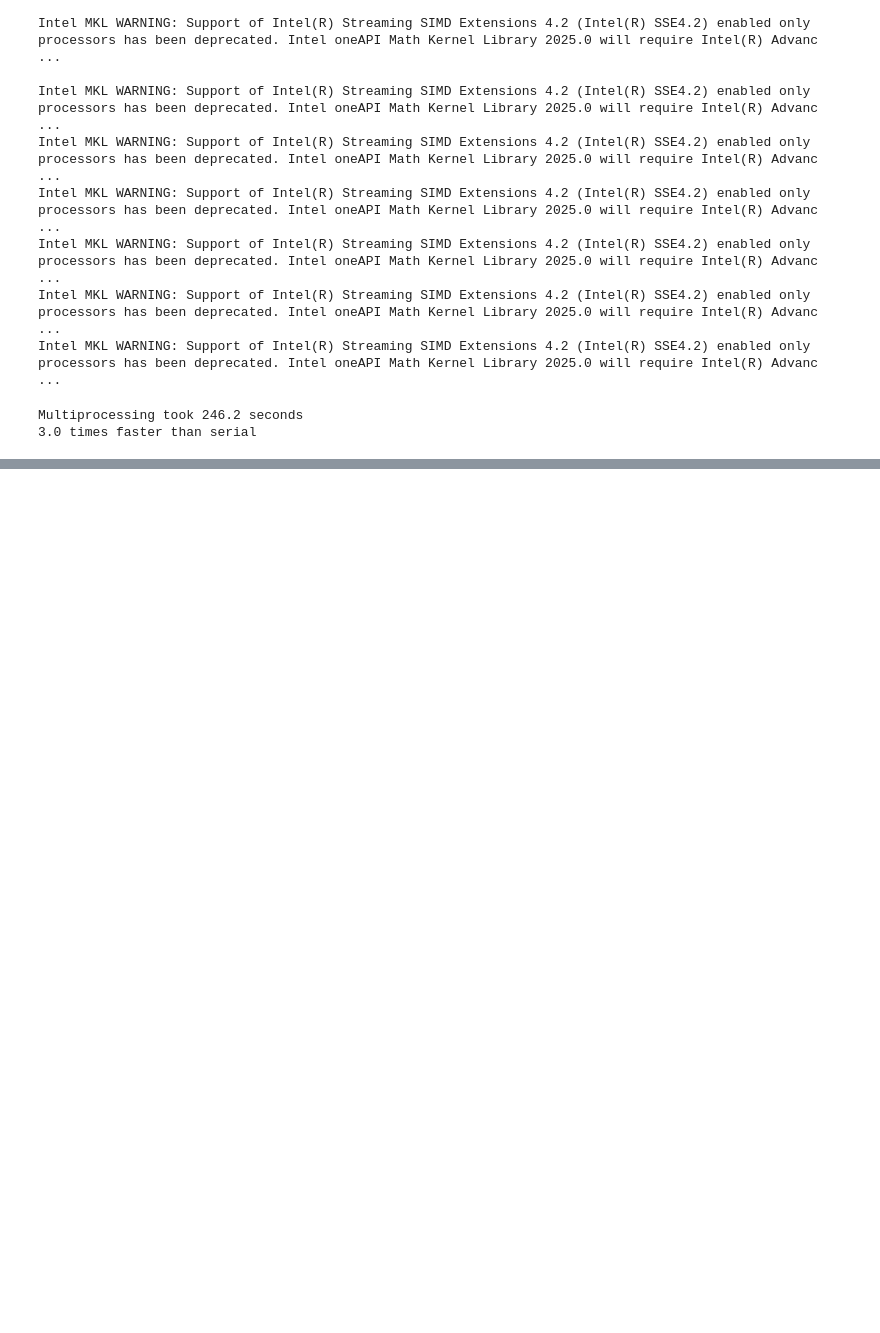
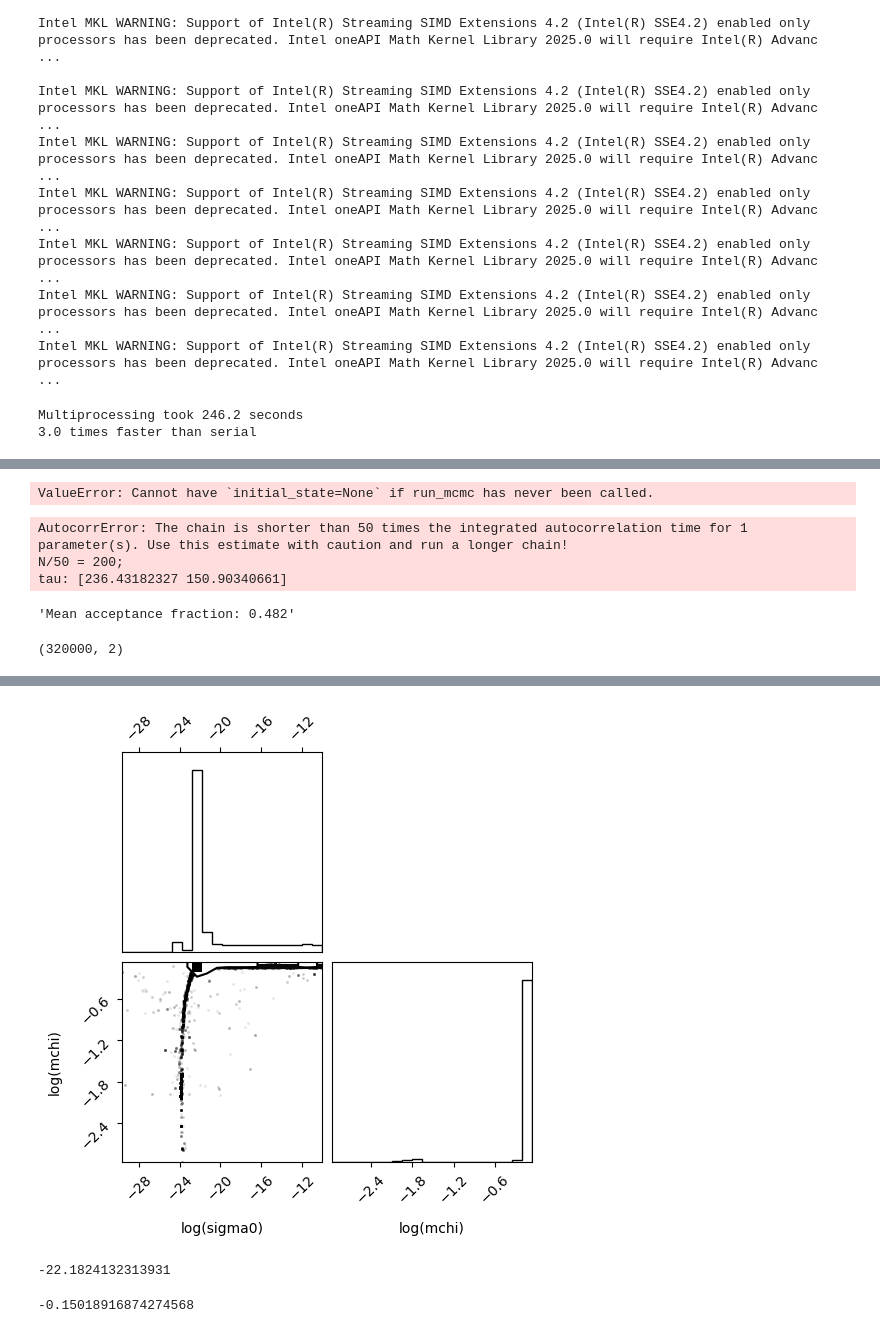
Before and after one commit to eleanorstuart/thermo-idm, a Jupyter notebook: mcmc_parallelization.ipynb, the cells around one changed output, grey strips where cells are left out. Drawn from its saved outputs; the diff is of its cells as text; code cells hidden in the pictures; blank space fills up the shorter version.

Commit message:
want to run chains for longer

```diff
--- a/mcmc_parallelization.ipynb
+++ b/mcmc_parallelization.ipynb
@@ -89,3 +90,9 @@ Intel MKL WARNING: Support of Intel(R) Streaming SIMD Extensions 4.2 (Intel(R) S
 Intel MKL WARNING: Support of Intel(R) Streaming SIMD Extensions 4.2 (Intel(R) SSE4.2) enabled only processors has been deprecated. Intel oneAPI Math Kernel Library 2025.0 will require Intel(R) Advanc ...
 Multiprocessing took 246.2 seconds
 3.0 times faster than serial
+# %%
+nsteps=10000
+
+with Pool() as pool:
+    sampler = emcee.EnsembleSampler(nwalkers, ndim, log_lik_eq, pool=pool, args=[T_data, variances, clusters])
+    sampler.run_mcmc(p0, nsteps, progress=True)
@@ -91,0 +134,28 @@ Multiprocessing took 246.2 seconds
+# %%
+nsteps_additional=5000
+pool.close()
+pool.join()
+with Pool() as pool:
+    sampler.run_mcmc(None, nsteps_additional, progress=True)
+# %% [output]
+ValueError: Cannot have `initial_state=None` if run_mcmc has never been called.
+# %%
+print(
+    "Mean autocorrelation time: {0:.3f} steps".format(
+        np.mean(sampler.get_autocorr_time())
+    )
+)
+# %% [output]
+AutocorrError: The chain is shorter than 50 times the integrated autocorrelation time for 1 parameter(s). Use this estimate with caution and run a longer chain!
+N/50 = 200;
+tau: [236.43182327 150.90340661]
+# %%
+"Mean acceptance fraction: {0:.3f}".format(np.mean(sampler.acceptance_fraction))
+# %% [output]
+'Mean acceptance fraction: 0.482'
+# %%
+flat_samples = sampler.get_chain(flat=True) #discard=
+print(flat_samples.shape)
+fig = corner.corner(flat_samples, labels=['log(sigma0)', 'log(mchi)'], top_ticks=True)
+# %% [output]
+(320000, 2)
@@ -91,0 +163,9 @@ Multiprocessing took 246.2 seconds
+[figure, added]
+# %%
+np.median(flat_samples[:,0])
+# %% [output]
+-22.1824132313931
+# %%
+np.median(flat_samples[:,1])
+# %% [output]
+-0.15018916874274568
```
Also changed, not shown: parts of 4 cells of this notebook, 1 other file.
